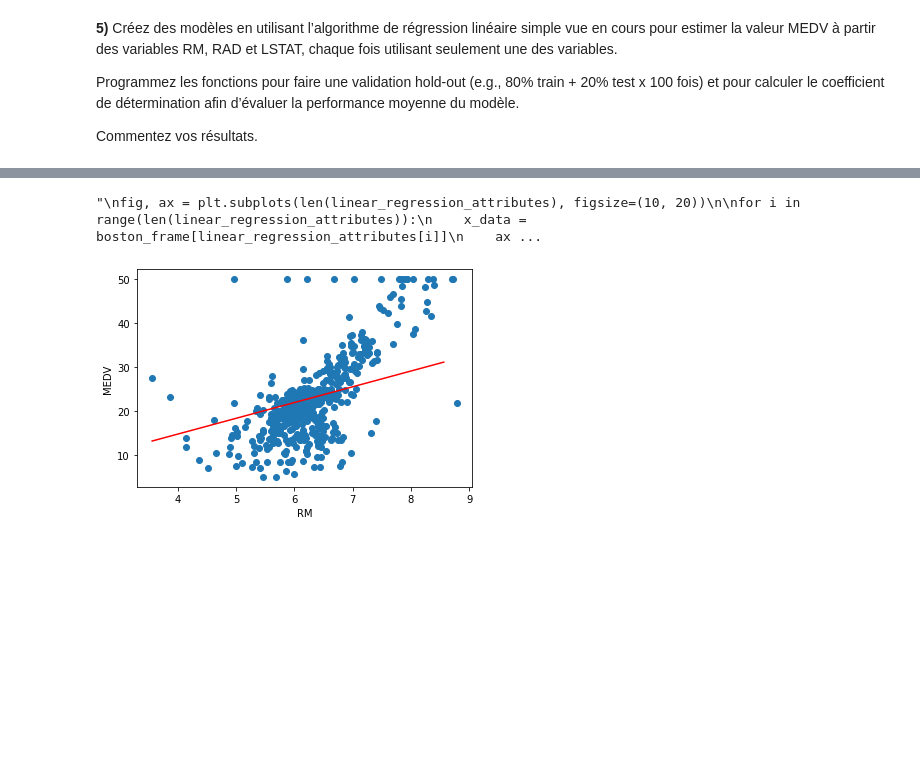
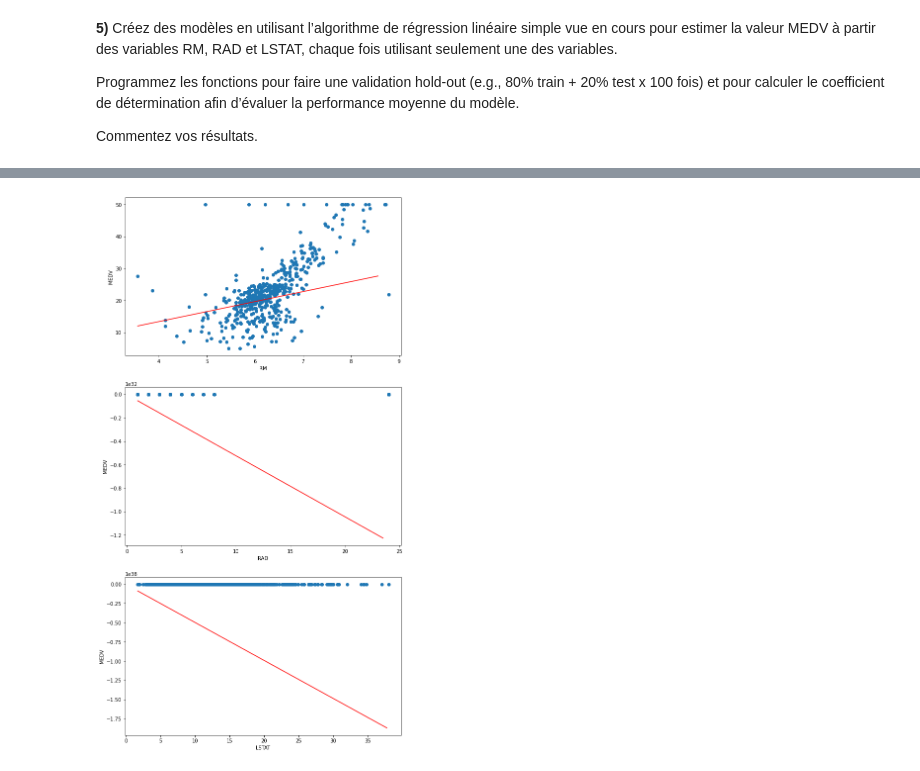
Before and after one commit to heig-vkaelin/isd, a Jupyter notebook: Labo5.ipynb, the cells around one changed output, grey strips where cells are left out. Saved outputs shown, nothing was run; the diff lists cells and outputs as text; code cells hidden in the pictures; blank space fills up the shorter version.

```diff
--- a/Labo5.ipynb
+++ b/Labo5.ipynb
@@ -195,27 +246,24 @@ After 50 epochs b = [0.38542876], m = [3.59112027], error = [58.74185906]
 # %%
-# TEMPO
-linear_regression_attributes = ['RM']
-
-x_data = boston_frame[linear_regression_attributes[0]]
-plt.scatter(x_data, boston_frame['MEDV'])
-x = np.arange(x_data.min(), x_data.max(), 0.5)
-plt.plot(x, m*x + b, 'r')
-plt.xlabel(linear_regression_attributes[i])
-plt.ylabel('MEDV')
+fig, ax = plt.subplots(len(linear_regression_attributes), figsize=(10, 20))
 
 
-# Une fois qu'on aura les 3 variables à la suite
-'''
-fig, ax = plt.subplots(len(linear_regression_attributes), figsize=(10, 20))
 
 for i in range(len(linear_regression_attributes)):
-    x_data = boston_frame[linear_regression_attributes[i]]
+    attr = linear_regression_attributes[i]
+
+    #print(results_by_attributes[attr]['b'])
+    #print(results_by_attributes[attr]['m'])
+    #print('----')
+
+    mean_b = np.mean(results_by_attributes[attr]['b'])
+    mean_m = np.mean(results_by_attributes[attr]['m'])
+    mean_e = np.mean(results_by_attributes[attr]['e'])
+    x_data = boston_frame[attr]
     ax[i].scatter(x_data, boston_frame['MEDV'])
     x = np.arange(x_data.min(), x_data.max(), 0.5)
-    ax[i].plot(x, m*x + b, 'r')
-    ax[i].set_xlabel(linear_regression_attributes[i])
+    ax[i].plot(x, mean_m*x + mean_b, 'r')
+    ax[i].set_xlabel(attr)
     ax[i].set_ylabel('MEDV')
-'''
+    #ax[i].set_ylim([-100, 100])
 # %% [output]
-"\nfig, ax = plt.subplots(len(linear_regression_attributes), figsize=(10, 20))\n\nfor i in range(len(linear_regression_attributes)):\n    x_data = boston_frame[linear_regression_attributes[i]]\n    ax ...
-[figure, old version]
+[figure, new version]
```
Also changed, not shown: parts of 2 cells of this notebook.
